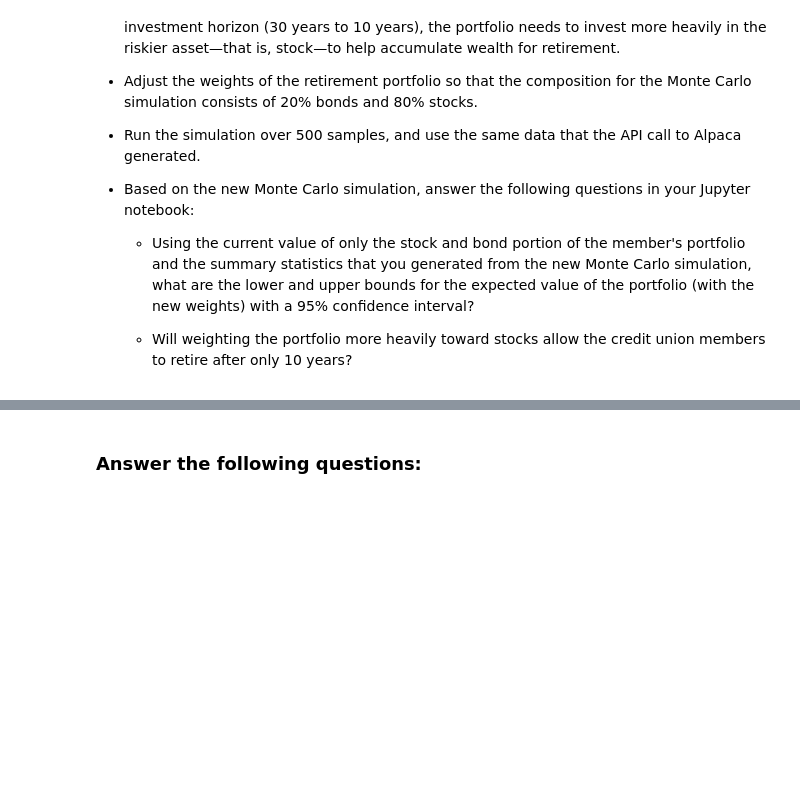
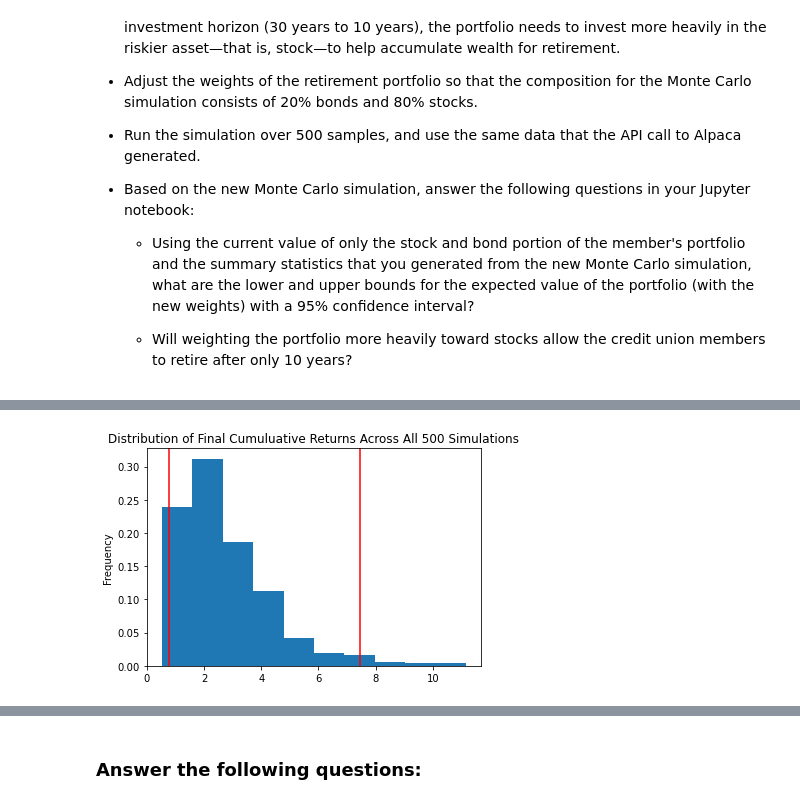
Before and after one commit to rajtolani/challenge-6-Fin-Planning, a Jupyter notebook: financial_planning_tools.ipynb, the cells around one changed output, grey strips where cells are left out. Cells and saved outputs as stored; diff of their text form; code cells hidden in the pictures; blank space fills up the shorter version.

```diff
--- a/financial_planning_tools.ipynb
+++ b/financial_planning_tools.ipynb
@@ -572,7 +760,10 @@ For this new Monte Carlo simulation, do the following:
 # %%
 # Visualize the probability distribution of the 10-year Monte Carlo simulation
 # by plotting a histogram
 # YOUR CODE HERE
+ten_year_distribution=MC_ten_year.plot_distribution()
+# %% [output]
+[figure, added]
 # %%
 # Generate summary statistics from the 10-year Monte Carlo simulation results
 # Save the results as a variable
```
Also changed, not shown: parts of 30 cells of this notebook.
